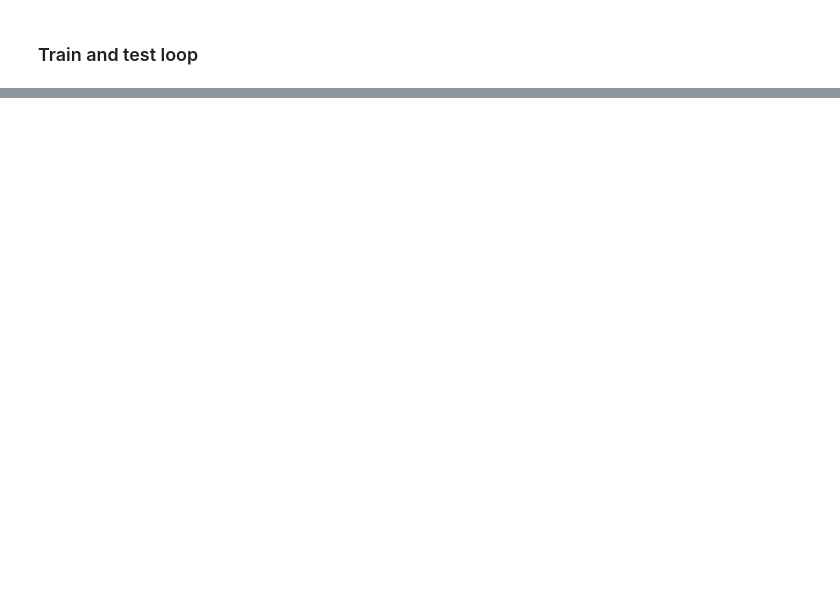
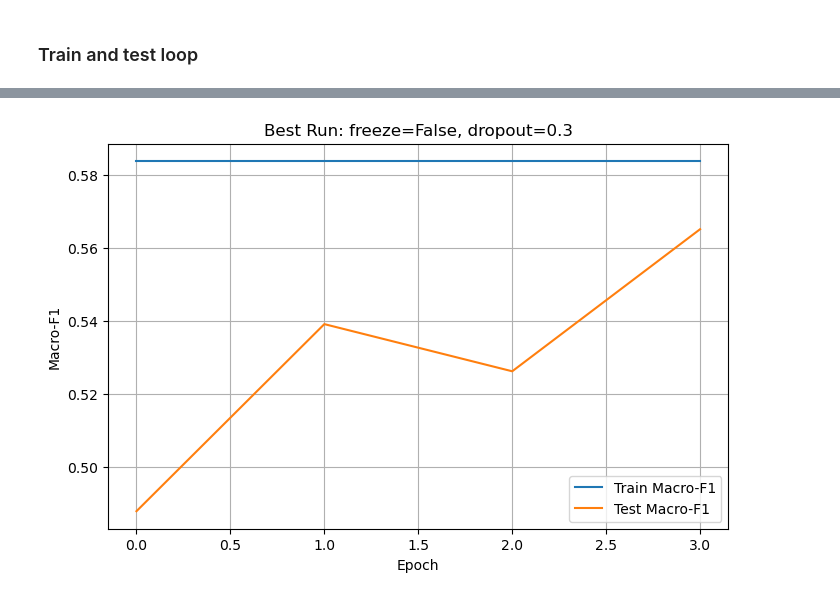
Before and after one commit to cheriechia/genAI-deepL-project, a Jupyter notebook: cnn_for_images.ipynb, the cells around one changed output, grey strips where cells are left out. Saved outputs shown, nothing was run; the diff lists cells and outputs as text; code cells hidden in the pictures; blank space fills up the shorter version.

```diff
--- a/cnn_for_images.ipynb
+++ b/cnn_for_images.ipynb
@@ -414,0 +400,4 @@ Test Confusion Matrix:
+# %%
+# set seed for dataloader shuffling order to make it deterministic
+g = torch.Generator()
+g.manual_seed(42)
@@ -414,0 +406,17 @@ Test Confusion Matrix:
+# %%
+batch_size = 32
+
+train_loader = DataLoader(
+    train_ds,
+    batch_size=batch_size,
+    shuffle=True, # only for training
+    num_workers=0,
+    generator=g
+)
+
+test_loader = DataLoader(
+    test_ds,
+    batch_size=batch_size,
+    shuffle=False,
+    num_workers=0
+)
@@ -414,0 +611,18 @@ Test Confusion Matrix:
+# %%
+best_run = max(results, key=lambda x: x["test_macro_f1"])
+
+plt.figure(figsize=(8,5))
+plt.plot(best_run["train_f1_history"], label="Train Macro-F1")
+plt.plot(best_run["test_f1_history"], label="Test Macro-F1")
+
+plt.xlabel("Epoch")
+plt.ylabel("Macro-F1")
+plt.title(
+    f"Best Run: freeze={best_run['freeze_resnet']}, "
+    f"dropout={best_run['dropout']}"
+)
+plt.legend()
+plt.grid(True)
+plt.show()
+# %% [output]
+[figure, added]
```
Also changed, not shown: parts of 22 cells of this notebook, 5 other files.
